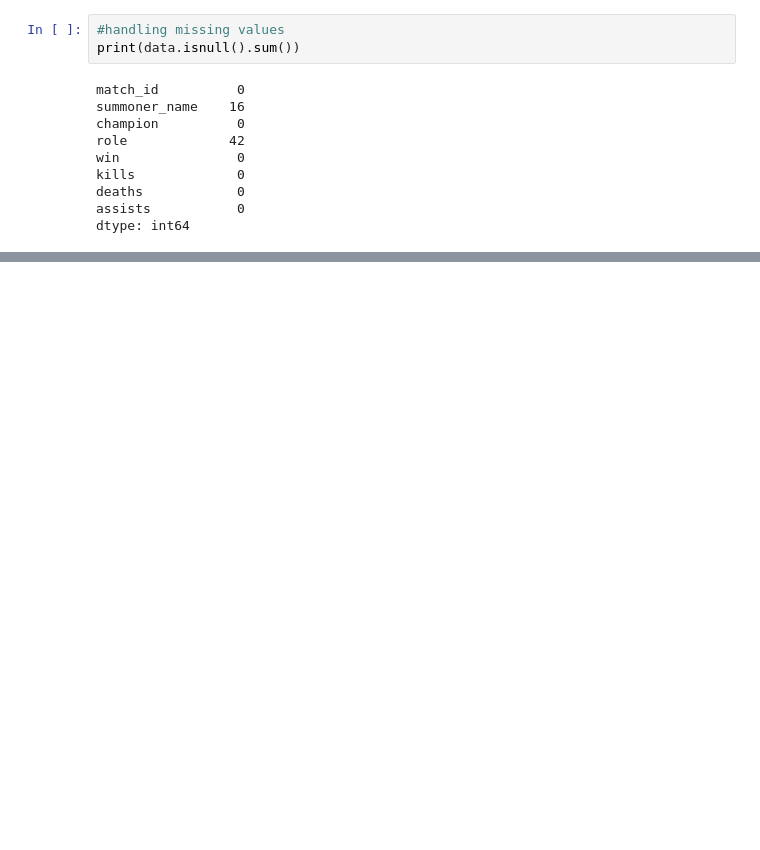
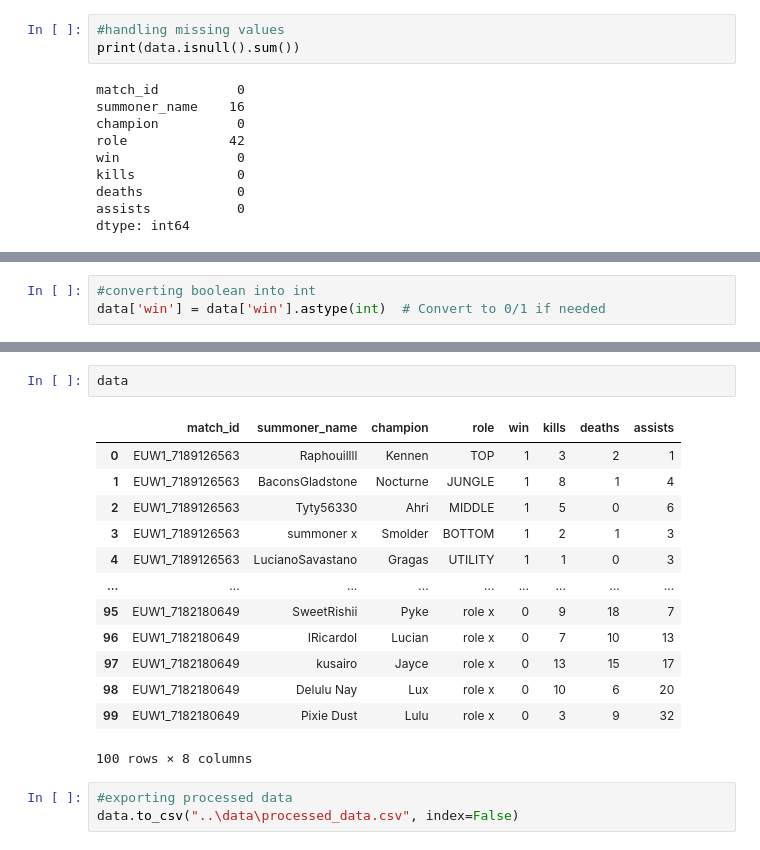
Before and after one commit to nyrouz911/lol_winrate_pred, a Jupyter notebook: notebooks/data_processing.ipynb, the cells around one changed output, grey strips where cells are left out. Saved outputs shown, nothing was run; the diff lists cells and outputs as text; blank space fills up the shorter version.

```diff
--- a/notebooks/data_processing.ipynb
+++ b/notebooks/data_processing.ipynb
@@ -55,0 +123,3 @@ dtype: int64
+# %%
+#converting boolean into int
+data['win'] = data['win'].astype(int)  # Convert to 0/1 if needed
@@ -55,0 +151,19 @@ dtype: int64
+# %%
+data
+# %% [output]
+|  | match_id | summoner_name | champion | role | win | kills | deaths | assists |
+| 0 | EUW1_7189126563 | Raphouillll | Kennen | TOP | 1 | 3 | 2 | 1 |
+| 1 | EUW1_7189126563 | BaconsGladstone | Nocturne | JUNGLE | 1 | 8 | 1 | 4 |
+| 2 | EUW1_7189126563 | Tyty56330 | Ahri | MIDDLE | 1 | 5 | 0 | 6 |
+| 3 | EUW1_7189126563 | summoner x | Smolder | BOTTOM | 1 | 2 | 1 | 3 |
+| 4 | EUW1_7189126563 | LucianoSavastano | Gragas | UTILITY | 1 | 1 | 0 | 3 |
+| ... | ... | ... | ... | ... | ... | ... | ... | ... |
+| 95 | EUW1_7182180649 | SweetRishii | Pyke | role x | 0 | 9 | 18 | 7 |
+| 96 | EUW1_7182180649 | IRicardoI | Lucian | role x | 0 | 7 | 10 | 13 |
+| 97 | EUW1_7182180649 | kusairo | Jayce | role x | 0 | 13 | 15 | 17 |
+| 98 | EUW1_7182180649 | Delulu Nay | Lux | role x | 0 | 10 | 6 | 20 |
+| 99 | EUW1_7182180649 | Pixie Dust | Lulu | role x | 0 | 3 | 9 | 32 |
+100 rows × 8 columns
+# %%
+#exporting processed data
+data.to_csv("..\data\processed_data.csv", index=False)
```
Also changed, not shown: parts of 13 cells of this notebook, 2 other files.
